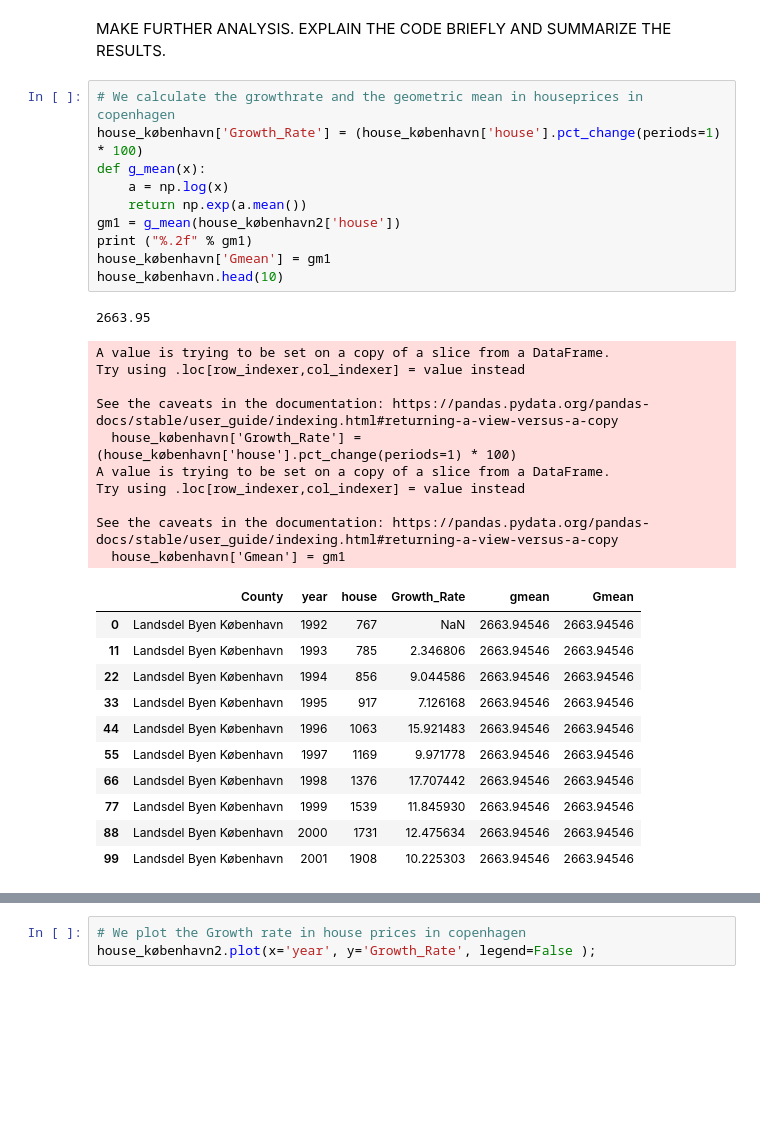
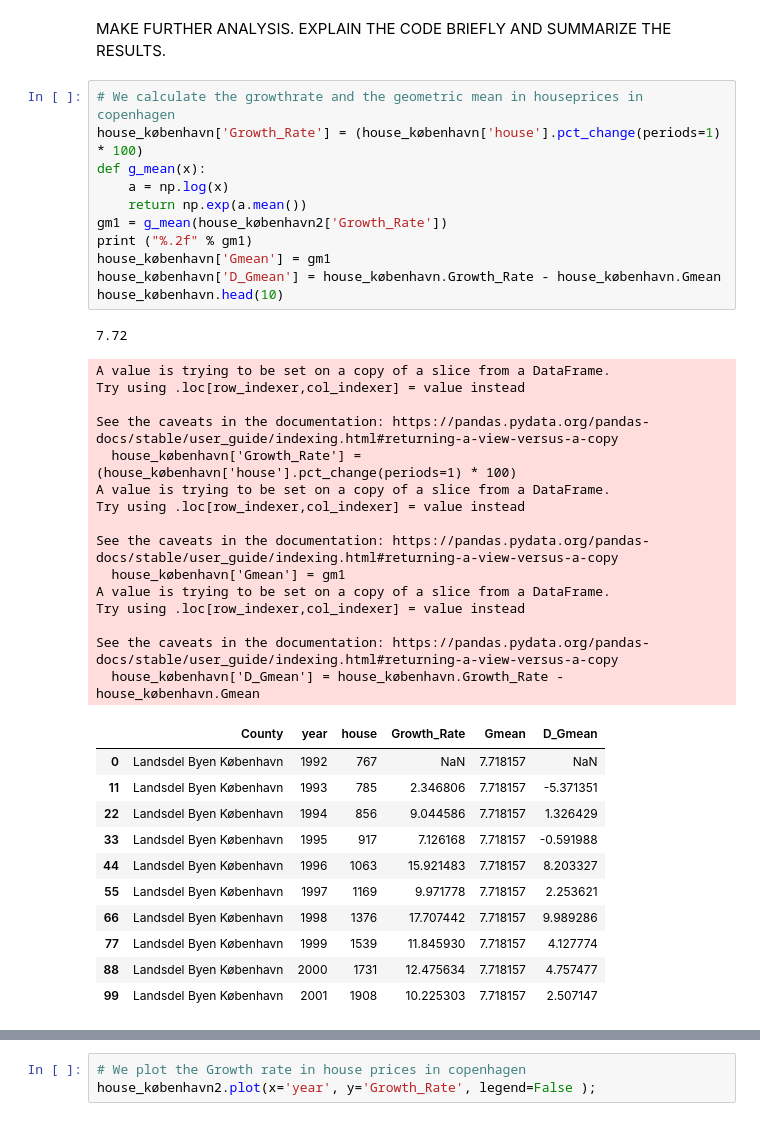
Before and after one commit to NumEconCopenhagen/projects-2023-jps, a Jupyter notebook: dataproject/dataproject.ipynb, the cells around one changed output, grey strips where cells are left out. Saved outputs shown, nothing was run; the diff lists cells and outputs as text; blank space fills up the shorter version.

```diff
--- a/dataproject/dataproject.ipynb
+++ b/dataproject/dataproject.ipynb
@@ -269,36 +269,42 @@ MAKE FURTHER ANALYSIS. EXPLAIN THE CODE BRIEFLY AND SUMMARIZE THE RESULTS.
 # %%
 # We calculate the growthrate and the geometric mean in houseprices in copenhagen
 house_københavn['Growth_Rate'] = (house_københavn['house'].pct_change(periods=1) * 100)
 def g_mean(x):
     a = np.log(x)
     return np.exp(a.mean())
-gm1 = g_mean(house_københavn2['house'])
+gm1 = g_mean(house_københavn2['Growth_Rate'])
 print ("%.2f" % gm1)
 house_københavn['Gmean'] = gm1
+house_københavn['D_Gmean'] = house_københavn.Growth_Rate - house_københavn.Gmean
 house_københavn.head(10)
 # %% [output]
-2663.95
+7.72
 A value is trying to be set on a copy of a slice from a DataFrame.
 Try using .loc[row_indexer,col_indexer] = value instead
 
 See the caveats in the documentation: https://pandas.pydata.org/pandas-docs/stable/user_guide/indexing.html#returning-a-view-versus-a-copy
   house_københavn['Growth_Rate'] = (house_københavn['house'].pct_change(periods=1) * 100)
 A value is trying to be set on a copy of a slice from a DataFrame.
 Try using .loc[row_indexer,col_indexer] = value instead
 
 See the caveats in the documentation: https://pandas.pydata.org/pandas-docs/stable/user_guide/indexing.html#returning-a-view-versus-a-copy
   house_københavn['Gmean'] = gm1
+A value is trying to be set on a copy of a slice from a DataFrame.
+Try using .loc[row_indexer,col_indexer] = value instead
+
+See the caveats in the documentation: https://pandas.pydata.org/pandas-docs/stable/user_guide/indexing.html#returning-a-view-versus-a-copy
+  house_københavn['D_Gmean'] = house_københavn.Growth_Rate - house_københavn.Gmean
-|  | County | year | house | Growth_Rate | gmean | Gmean |
-| 0 | Landsdel Byen København | 1992 | 767 | NaN | 2663.94546 | 2663.94546 |
-| 11 | Landsdel Byen København | 1993 | 785 | 2.346806 | 2663.94546 | 2663.94546 |
-| 22 | Landsdel Byen København | 1994 | 856 | 9.044586 | 2663.94546 | 2663.94546 |
-| 33 | Landsdel Byen København | 1995 | 917 | 7.126168 | 2663.94546 | 2663.94546 |
-| 44 | Landsdel Byen København | 1996 | 1063 | 15.921483 | 2663.94546 | 2663.94546 |
-| 55 | Landsdel Byen København | 1997 | 1169 | 9.971778 | 2663.94546 | 2663.94546 |
-| 66 | Landsdel Byen København | 1998 | 1376 | 17.707442 | 2663.94546 | 2663.94546 |
-| 77 | Landsdel Byen København | 1999 | 1539 | 11.845930 | 2663.94546 | 2663.94546 |
-| 88 | Landsdel Byen København | 2000 | 1731 | 12.475634 | 2663.94546 | 2663.94546 |
-| 99 | Landsdel Byen København | 2001 | 1908 | 10.225303 | 2663.94546 | 2663.94546 |
+|  | County | year | house | Growth_Rate | Gmean | D_Gmean |
+| 0 | Landsdel Byen København | 1992 | 767 | NaN | 7.718157 | NaN |
+| 11 | Landsdel Byen København | 1993 | 785 | 2.346806 | 7.718157 | -5.371351 |
+| 22 | Landsdel Byen København | 1994 | 856 | 9.044586 | 7.718157 | 1.326429 |
+| 33 | Landsdel Byen København | 1995 | 917 | 7.126168 | 7.718157 | -0.591988 |
+| 44 | Landsdel Byen København | 1996 | 1063 | 15.921483 | 7.718157 | 8.203327 |
+| 55 | Landsdel Byen København | 1997 | 1169 | 9.971778 | 7.718157 | 2.253621 |
+| 66 | Landsdel Byen København | 1998 | 1376 | 17.707442 | 7.718157 | 9.989286 |
+| 77 | Landsdel Byen København | 1999 | 1539 | 11.845930 | 7.718157 | 4.127774 |
+| 88 | Landsdel Byen København | 2000 | 1731 | 12.475634 | 7.718157 | 4.757477 |
+| 99 | Landsdel Byen København | 2001 | 1908 | 10.225303 | 7.718157 | 2.507147 |
 # %%
 # We drop the NaN value from the dataset
 house_københavn2 = house_københavn.dropna()
```
Also changed, not shown: parts of 5 cells of this notebook.
